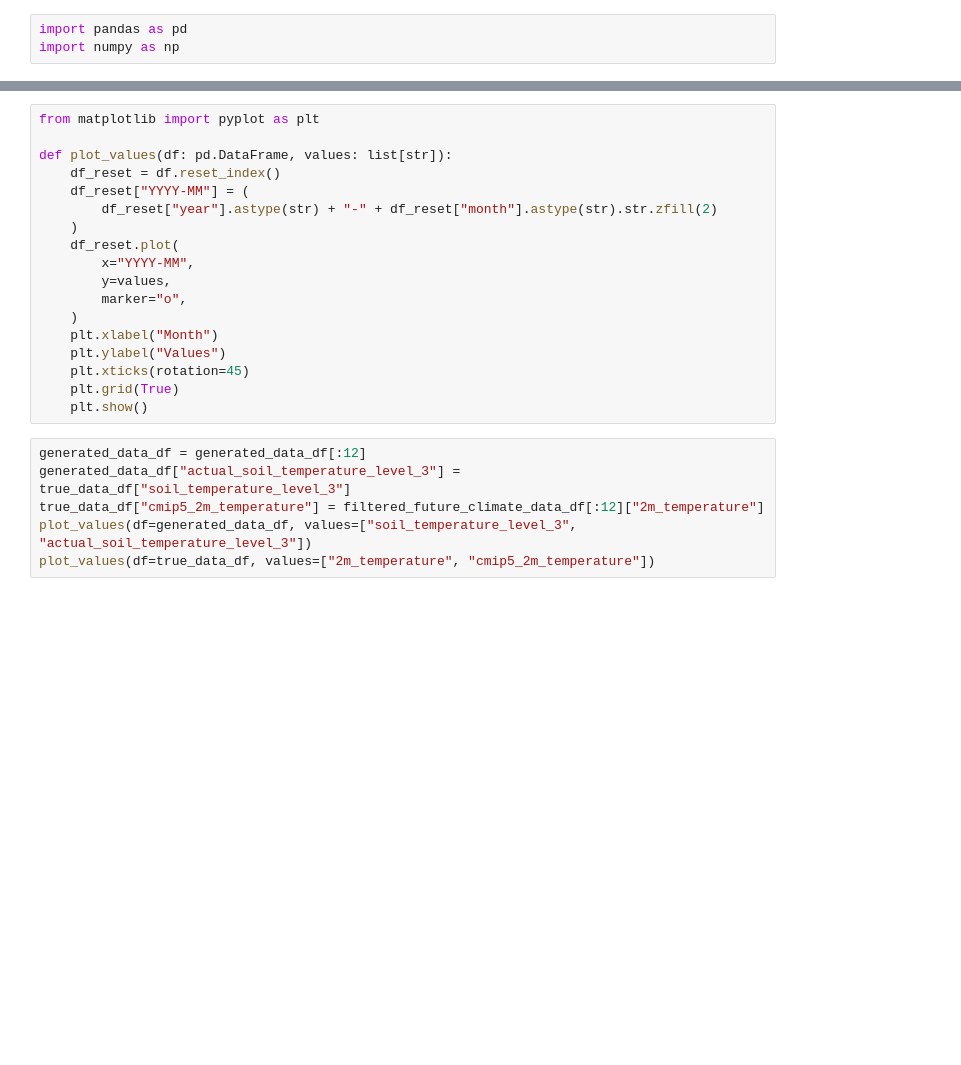
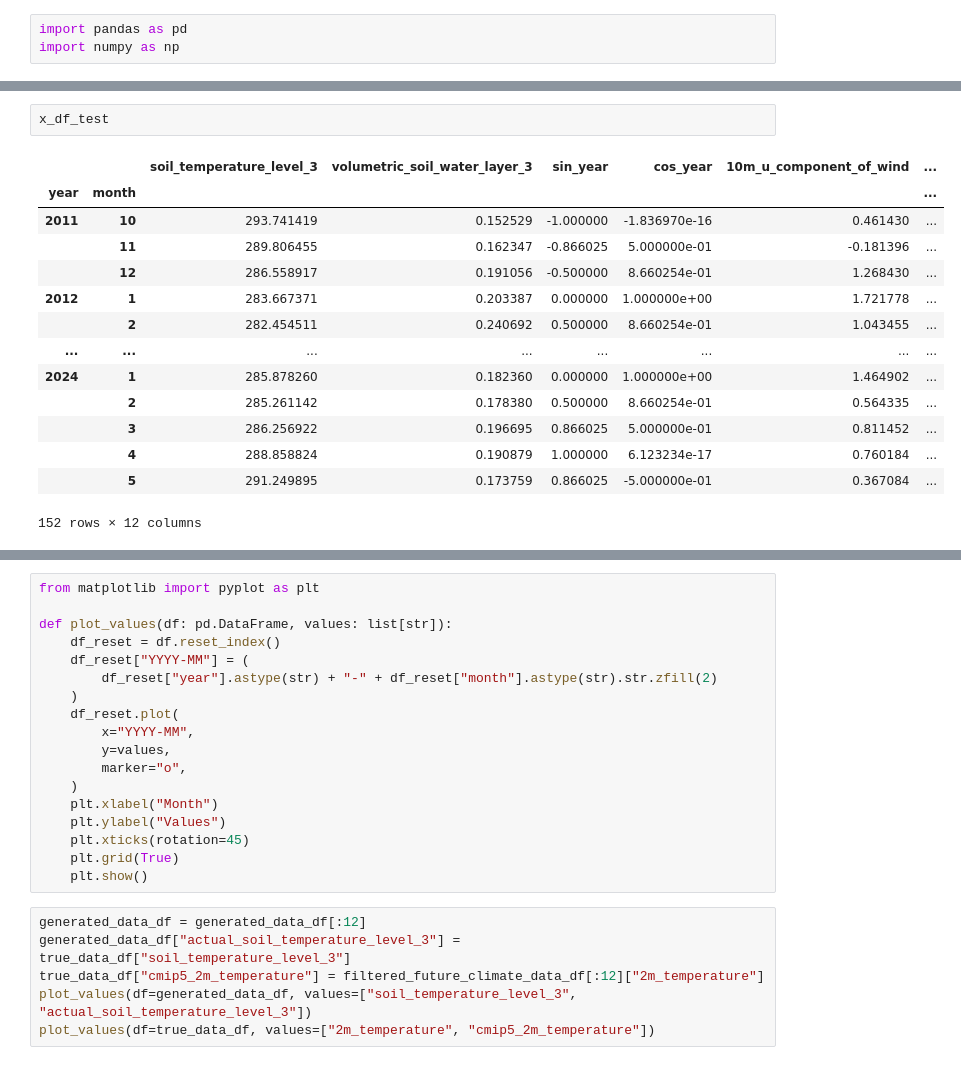
Before and after one commit to PeppeOsmio/tesi, a Jupyter notebook: test_model.ipynb, the cells around one changed output, grey strips where cells are left out. Drawn from its saved outputs; the diff is of its cells as text; blank space fills up the shorter version.

```diff
--- a/test_model.ipynb
+++ b/test_model.ipynb
@@ -85,0 +86,17 @@ Epoch 50/50
+# %%
+x_df_test
+# %% [output]
+|  |  | soil_temperature_level_3 | volumetric_soil_water_layer_3 | sin_year | cos_year | 10m_u_component_of_wind | ... |
+| year | month |  |  |  |  |  | ... |
+| 2011 | 10 | 293.741419 | 0.152529 | -1.000000 | -1.836970e-16 | 0.461430 | ... |
+|  | 11 | 289.806455 | 0.162347 | -0.866025 | 5.000000e-01 | -0.181396 | ... |
+|  | 12 | 286.558917 | 0.191056 | -0.500000 | 8.660254e-01 | 1.268430 | ... |
+| 2012 | 1 | 283.667371 | 0.203387 | 0.000000 | 1.000000e+00 | 1.721778 | ... |
+|  | 2 | 282.454511 | 0.240692 | 0.500000 | 8.660254e-01 | 1.043455 | ... |
+| ... | ... | ... | ... | ... | ... | ... | ... |
+| 2024 | 1 | 285.878260 | 0.182360 | 0.000000 | 1.000000e+00 | 1.464902 | ... |
+|  | 2 | 285.261142 | 0.178380 | 0.500000 | 8.660254e-01 | 0.564335 | ... |
+|  | 3 | 286.256922 | 0.196695 | 0.866025 | 5.000000e-01 | 0.811452 | ... |
+|  | 4 | 288.858824 | 0.190879 | 1.000000 | 6.123234e-17 | 0.760184 | ... |
+|  | 5 | 291.249895 | 0.173759 | 0.866025 | -5.000000e-01 | 0.367084 | ... |
+152 rows × 12 columns
```
Also changed, not shown: parts of 10 cells of this notebook, 4 other files.
